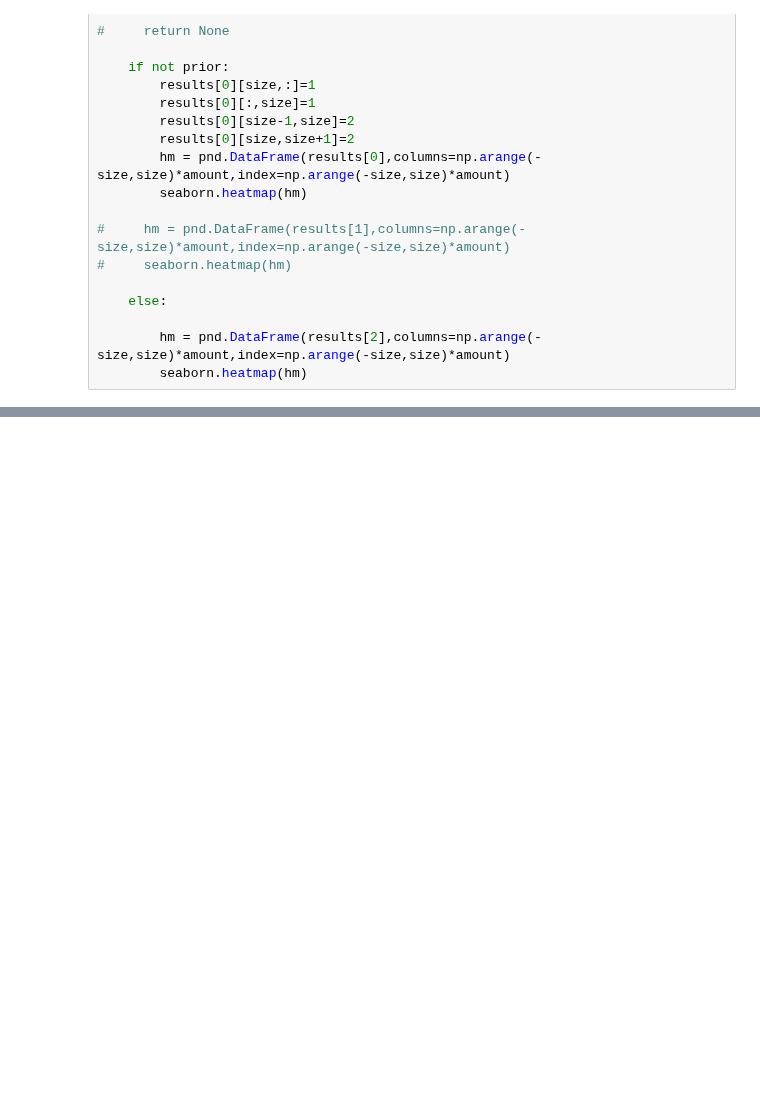
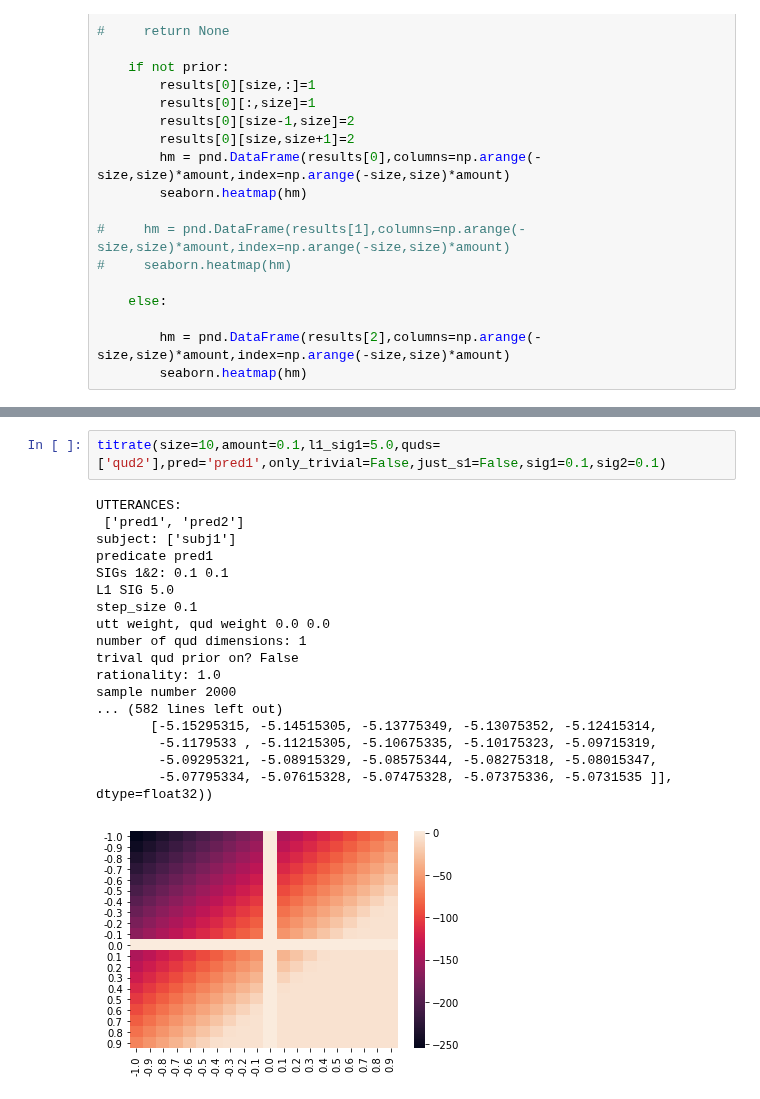
Before and after one commit to reubenharry/Distributional-RSA, a Jupyter notebook: heatmaps.ipynb, the cells around one changed output, grey strips where cells are left out. Saved outputs shown, nothing was run; the diff lists cells and outputs as text; blank space fills up the shorter version.

```diff
--- a/heatmaps.ipynb
+++ b/heatmaps.ipynb
@@ -93 +93,22 @@ sample number 2000
+# %%
+titrate(size=10,amount=0.1,l1_sig1=5.0,quds=['qud2'],pred='pred1',only_trivial=False,just_s1=False,sig1=0.1,sig2=0.1)
+# %% [output]
+UTTERANCES:
+ ['pred1', 'pred2']
+subject: ['subj1']
+predicate pred1
+SIGs 1&2: 0.1 0.1
+L1 SIG 5.0
+step_size 0.1
+utt weight, qud weight 0.0 0.0
+number of qud dimensions: 1
+trival qud prior on? False
+rationality: 1.0
+sample number 2000
+... (582 lines left out)
+       [-5.15295315, -5.14515305, -5.13775349, -5.13075352, -5.12415314,
+        -5.1179533 , -5.11215305, -5.10675335, -5.10175323, -5.09715319,
+        -5.09295321, -5.08915329, -5.08575344, -5.08275318, -5.08015347,
+        -5.07795334, -5.07615328, -5.07475328, -5.07375336, -5.0731535 ]], dtype=float32))
+[figure, added]
 # %%
```
Also changed, not shown: parts of 7 cells of this notebook.
